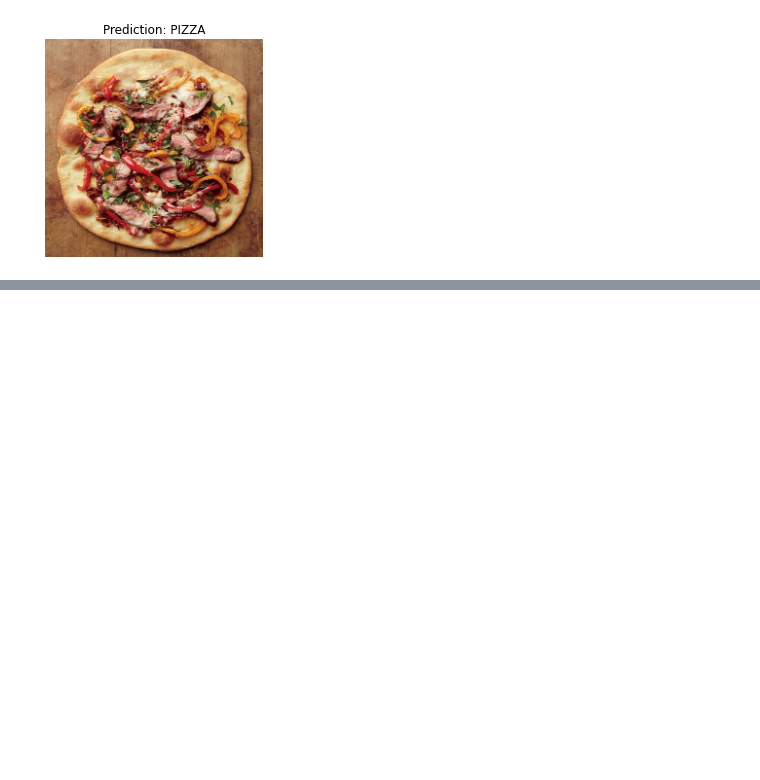
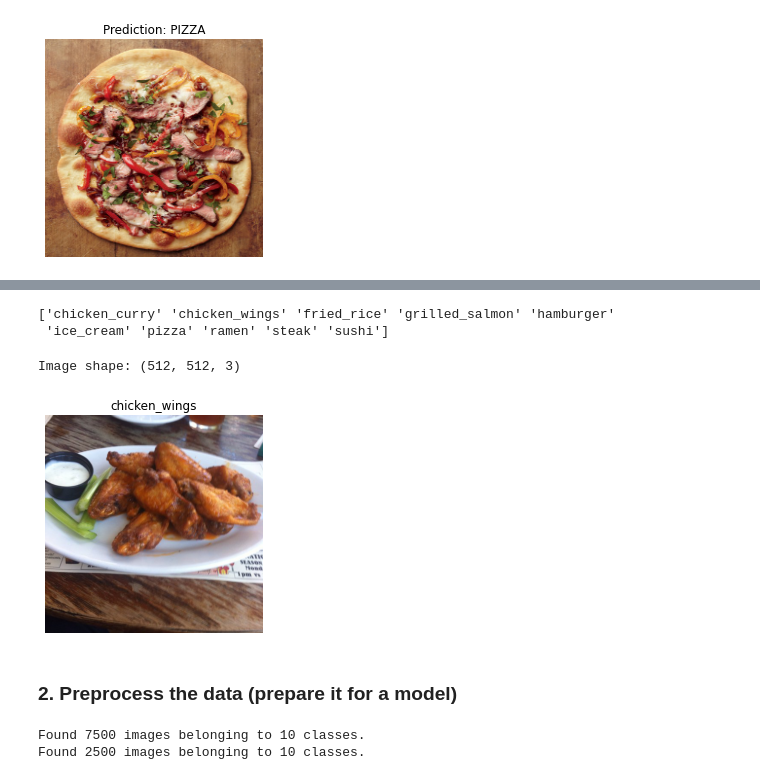
Before and after one commit to prachuryanath/TF-Learning, a Jupyter notebook: 03_convolutional_neural_networks_in_tensorflow.ipynb, the cells around one changed output, grey strips where cells are left out. Drawn from its saved outputs; the diff is of its cells as text; code cells hidden in the pictures; blank space fills up the shorter version.

```diff
--- a/03_convolutional_neural_networks_in_tensorflow.ipynb
+++ b/03_convolutional_neural_networks_in_tensorflow.ipynb
@@ -1056,0 +1115,44 @@ pred_and_plot(model_8, "images/steak-pizza-med107616_vert.jpg", class_names)
+# %%
+# Setup the train and test directories
+train_dir = "10_food_classes_all_data/train/"
+test_dir = "10_food_classes_all_data/test/"
+# %%
+# Let's get the class names
+import pathlib
+import numpy as np
+data_dir = pathlib.Path(train_dir)
+class_names = np.array(sorted([item.name for item in data_dir.glob('*')]))
+print(class_names)
+# %% [output]
+['chicken_curry' 'chicken_wings' 'fried_rice' 'grilled_salmon' 'hamburger'
+ 'ice_cream' 'pizza' 'ramen' 'steak' 'sushi']
+# %%
+# Visualize, visualize, visualize
+import random
+img = view_random_image(target_dir=train_dir,
+                        target_class=random.choice(class_names))
+# %% [output]
+Image shape: (512, 512, 3)
+[figure, added]
+# %% [markdown]
+### **2. Preprocess the data (prepare it for a model)**
+# %%
+from tensorflow.keras.preprocessing.image import ImageDataGenerator
+
+# Rescale the data and create data generator instances
+train_datagen = ImageDataGenerator(rescale=1/255.)
+test_datagen = ImageDataGenerator(rescale=1/255.)
+
+# Load data in from directories and turn it into batches
+train_data = train_datagen.flow_from_directory(train_dir,
+                                               target_size=(224, 224),
+                                               batch_size=32,
+                                               class_mode='categorical') # changed to categorical
+
+test_data = train_datagen.flow_from_directory(test_dir,
+                                              target_size=(224, 224),
+                                              batch_size=32,
+                                              class_mode='categorical')
+# %% [output]
+Found 7500 images belonging to 10 classes.
+Found 2500 images belonging to 10 classes.
```
Also changed, not shown: parts of 36 cells of this notebook.
